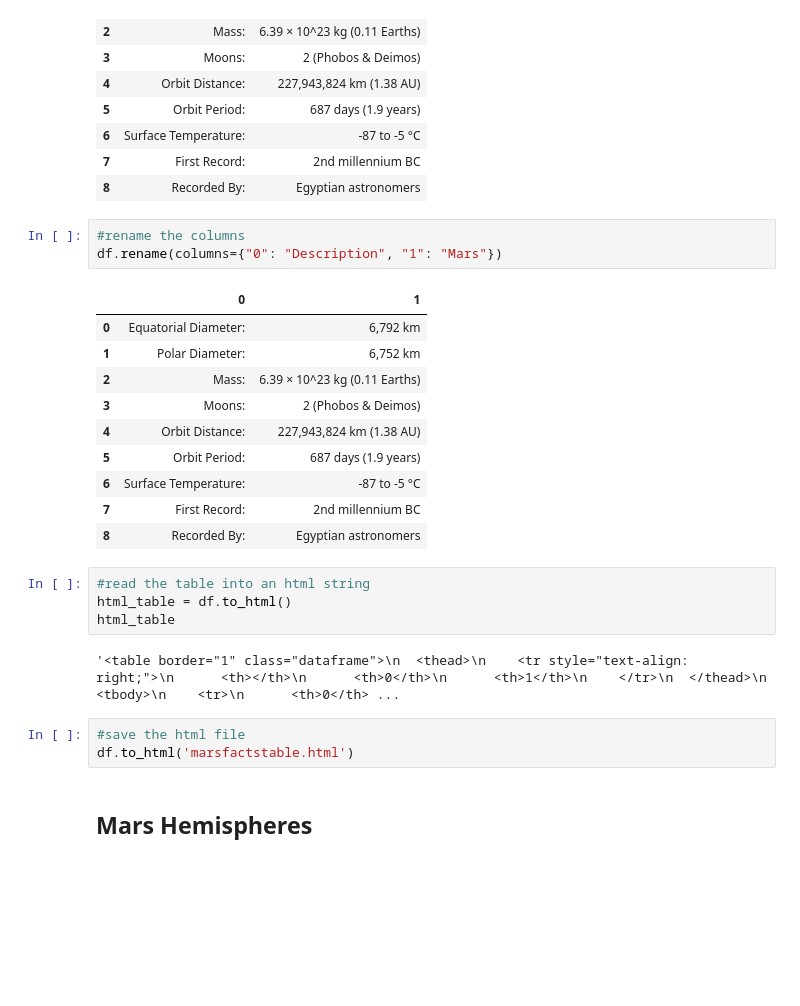
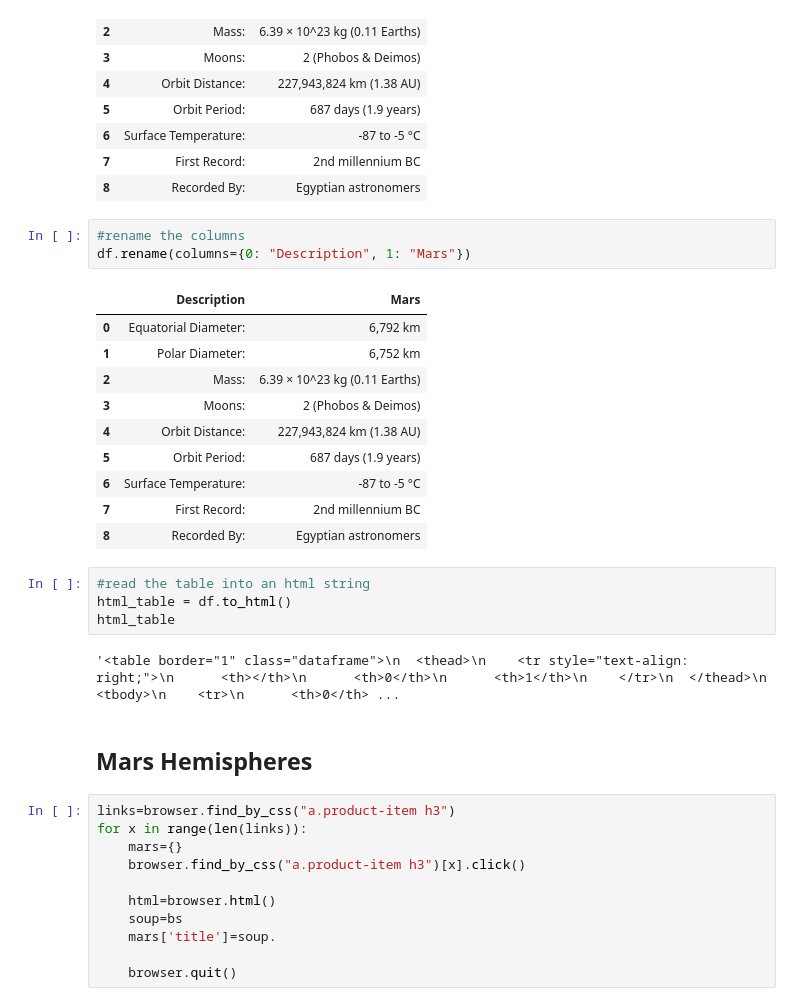
Before and after one commit to teresaflicek/web-scraping-challenge, a Jupyter notebook: Mission_to_Mars/mission_to_mars.ipynb, the cells around one changed output. Cells and saved outputs as stored; diff of their text form; blank space fills up the shorter version.

```diff
--- a/Mission_to_Mars/mission_to_mars.ipynb
+++ b/Mission_to_Mars/mission_to_mars.ipynb
@@ -105,9 +165,9 @@ df
 | 8 | Recorded By: | Egyptian astronomers |
 # %%
 #rename the columns
-df.rename(columns={"0": "Description", "1": "Mars"})
+df.rename(columns={0: "Description", 1: "Mars"})
 # %% [output]
-|  | 0 | 1 |
+|  | Description | Mars |
 | 0 | Equatorial Diameter: | 6,792 km |
 | 1 | Polar Diameter: | 6,752 km |
 | 2 | Mass: | 6.39 × 10^23 kg (0.11 Earths) |
@@ -123,8 +183,16 @@ html_table = df.to_html()
 html_table
 # %% [output]
 '<table border="1" class="dataframe">\n  <thead>\n    <tr style="text-align: right;">\n      <th></th>\n      <th>0</th>\n      <th>1</th>\n    </tr>\n  </thead>\n  <tbody>\n    <tr>\n      <th>0</th> ...
-# %%
-#save the html file
-df.to_html('marsfactstable.html')
 # %% [markdown]
 ## Mars Hemispheres
+# %%
+links=browser.find_by_css("a.product-item h3")
+for x in range(len(links)):
+    mars={}
+    browser.find_by_css("a.product-item h3")[x].click()
+
+    html=browser.html()
+    soup=bs
+    mars['title']=soup.
+
+    browser.quit()
```
Also changed, not shown: parts of 13 cells of this notebook, 3 other files.
